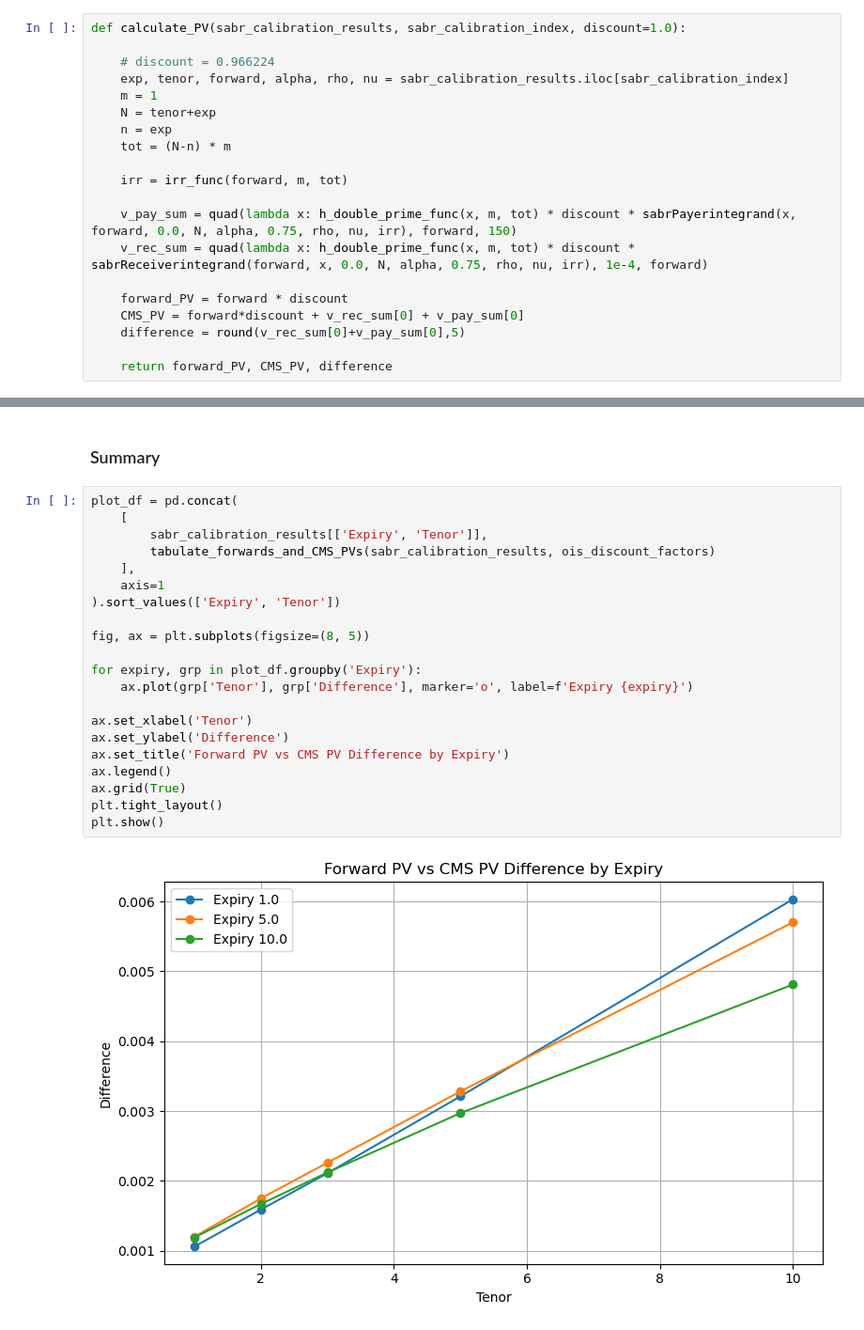
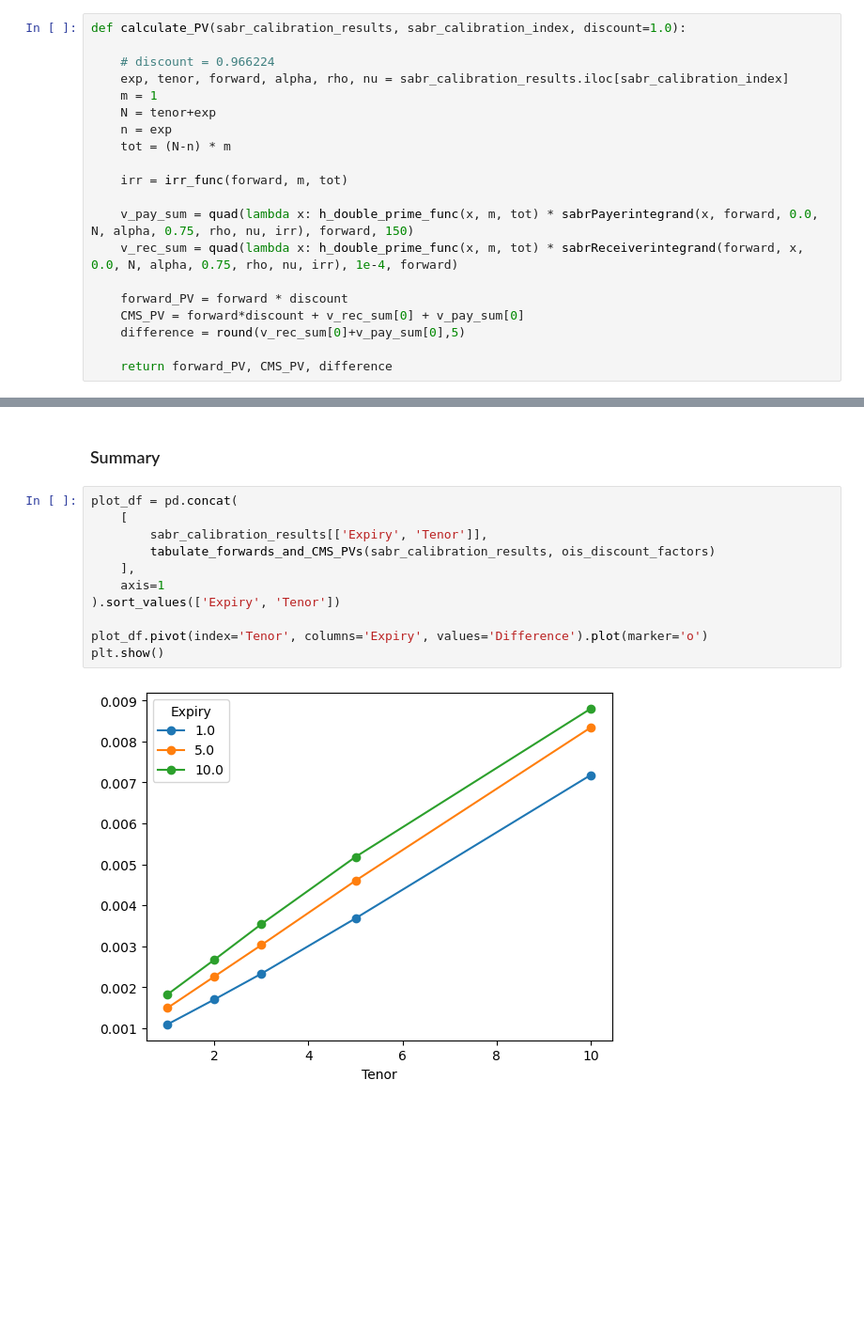
Before and after one commit to Gregtwl/QF605_Assignment, a Jupyter notebook: Answer_Deck_Part3.ipynb, the cells around one changed output, grey strips where cells are left out. Shown at 94% size. Saved outputs shown, nothing was run; the diff lists cells and outputs as text; blank space fills up the shorter version.

```diff
--- a/Answer_Deck_Part3.ipynb
+++ b/Answer_Deck_Part3.ipynb
@@ -624,8 +611,8 @@ def calculate_PV(sabr_calibration_results, sabr_calibration_index, discount=1.0)
 
     irr = irr_func(forward, m, tot)
 
-    v_pay_sum = quad(lambda x: h_double_prime_func(x, m, tot) * discount * sabrPayerintegrand(x, forward, 0.0, N, alpha, 0.75, rho, nu, irr), forward, 150)
-    v_rec_sum = quad(lambda x: h_double_prime_func(x, m, tot) * discount * sabrReceiverintegrand(forward, x, 0.0, N, alpha, 0.75, rho, nu, irr), 1e-4, forward)
+    v_pay_sum = quad(lambda x: h_double_prime_func(x, m, tot) * sabrPayerintegrand(x, forward, 0.0, N, alpha, 0.75, rho, nu, irr), forward, 150)
+    v_rec_sum = quad(lambda x: h_double_prime_func(x, m, tot) * sabrReceiverintegrand(forward, x, 0.0, N, alpha, 0.75, rho, nu, irr), 1e-4, forward)
 
     forward_PV = forward * discount
     CMS_PV = forward*discount + v_rec_sum[0] + v_pay_sum[0]
@@ -791,23 +761,13 @@ calculate_PV(sabr_calibration_results, 14, ois_discount_factors['Discount Factor
 # %%
 plot_df = pd.concat(
     [
         sabr_calibration_results[['Expiry', 'Tenor']],
         tabulate_forwards_and_CMS_PVs(sabr_calibration_results, ois_discount_factors)
     ],
     axis=1
 ).sort_values(['Expiry', 'Tenor'])
 
-fig, ax = plt.subplots(figsize=(8, 5))
-
-for expiry, grp in plot_df.groupby('Expiry'):
-    ax.plot(grp['Tenor'], grp['Difference'], marker='o', label=f'Expiry {expiry}')
-
-ax.set_xlabel('Tenor')
-ax.set_ylabel('Difference')
-ax.set_title('Forward PV vs CMS PV Difference by Expiry')
-ax.legend()
-ax.grid(True)
-plt.tight_layout()
+plot_df.pivot(index='Tenor', columns='Expiry', values='Difference').plot(marker='o')
 plt.show()
 # %% [output]
-[figure, old version]
+[figure, new version]
```
Also changed, not shown: parts of 14 cells of this notebook, 3 other files.
